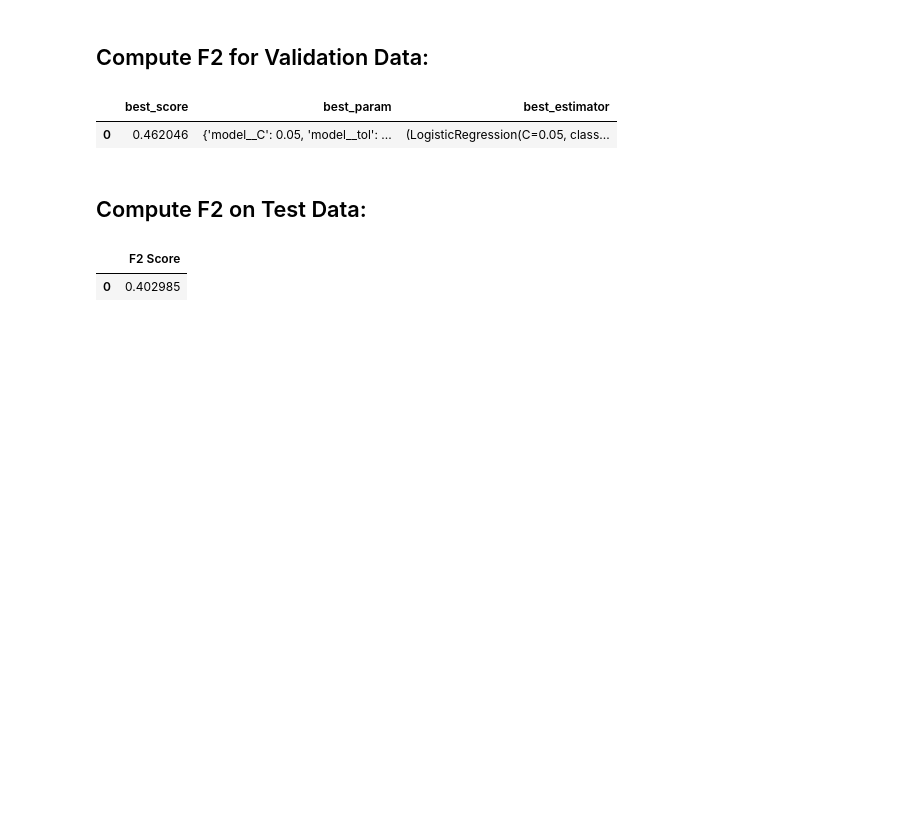
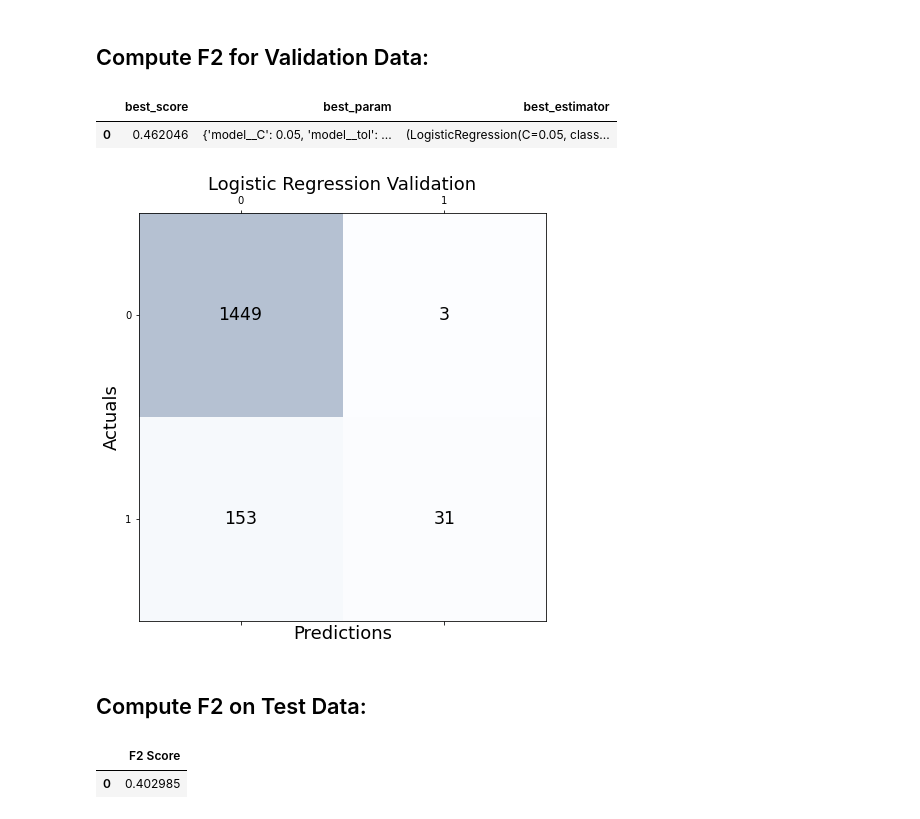
Before and after one commit to sheldonsebastian/GW-Data-Science-Datathon, a Jupyter notebook: model_trainer/1_logistic_regression.ipynb, the cells around one changed output. Drawn from its saved outputs; the diff is of its cells as text; code cells hidden in the pictures; blank space fills up the shorter version.

```diff
--- a/model_trainer/1_logistic_regression.ipynb
+++ b/model_trainer/1_logistic_regression.ipynb
@@ -142,2 +145,6 @@ pd.DataFrame(best_score_params_estimator_gs, columns=['best_score', 'best_param'
+# %%
+confusion_matrix_plotter(best_estimator_gs.predict(X_val), y_val, "Logistic Regression Validation")
+# %% [output]
+[figure, added]
 # %% [markdown]
 ## Compute F2 on Test Data:
```
Also changed, not shown: parts of 3 cells of this notebook, 9 other files.
